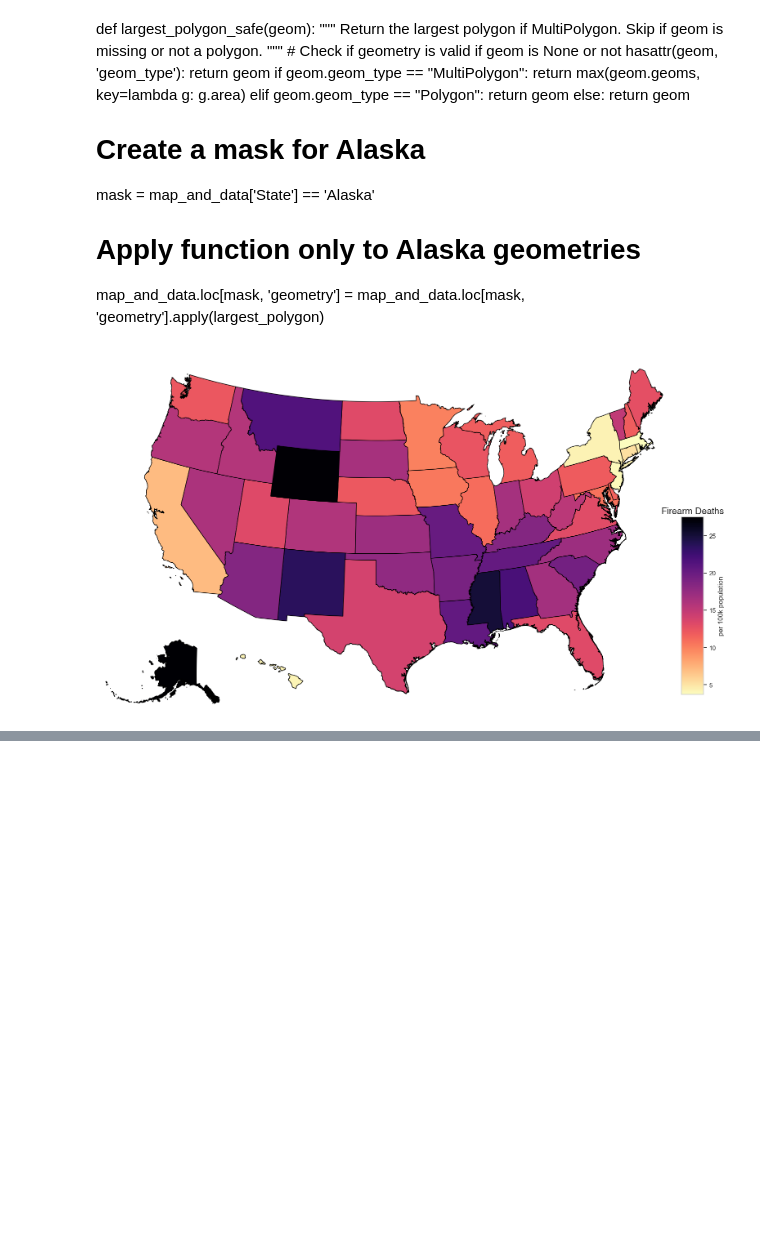
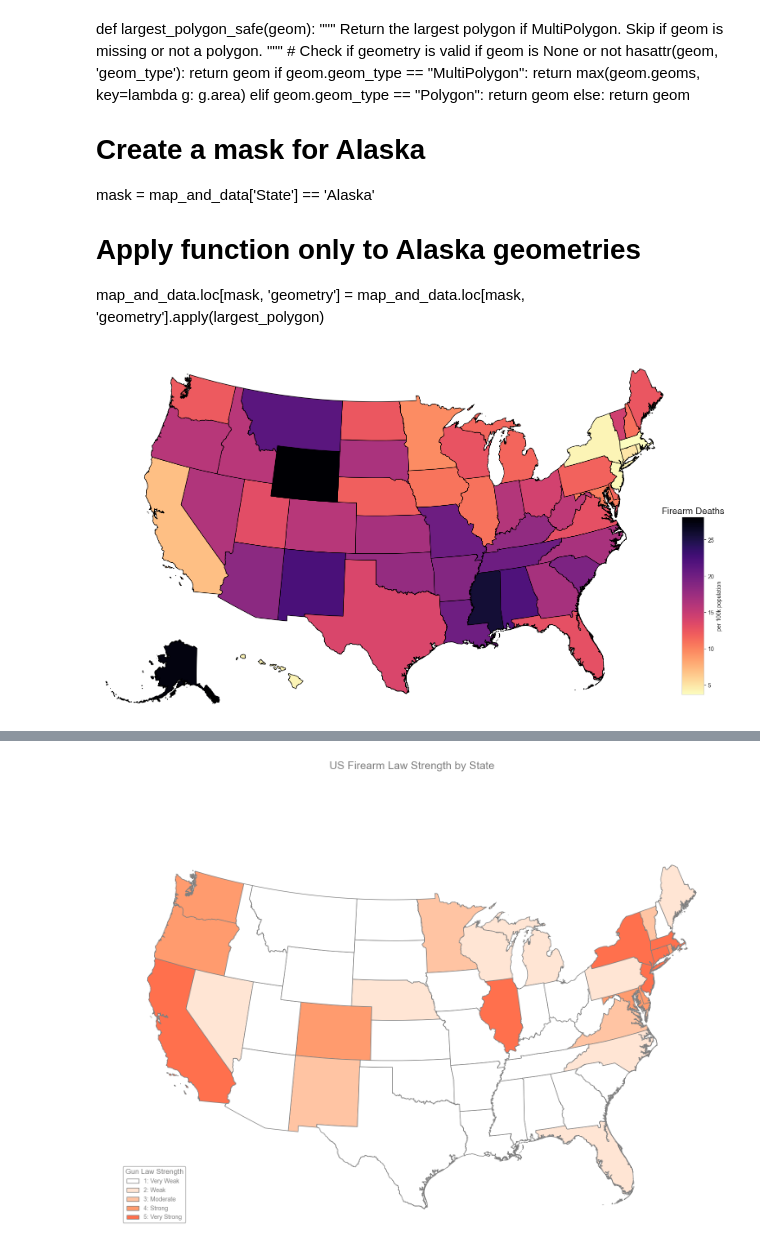
Before and after one commit to mraynolds/data608, a Jupyter notebook: story3/story3.ipynb, the cells around one changed output, grey strips where cells are left out. Drawn from its saved outputs; the diff is of its cells as text; code cells hidden in the pictures; blank space fills up the shorter version.

```diff
--- a/story3/story3.ipynb
+++ b/story3/story3.ipynb
@@ -306,0 +342,76 @@ cb_title = cbax.set_title('Firearm Deaths', font = 'Helvetica', fontsize = 16, f
+# %%
+import matplotlib.pyplot as plt
+import matplotlib.colors as mcolors
+from matplotlib.colors import ListedColormap
+from matplotlib.patches import Patch
+
+# Discrete colormap: white to muted orange
+colors = ['#ffffff', '#ffe5d4', '#ffc4a3', '#ff9b6e', '#ff704d']  # light to deeper muted orange
+cmap = ListedColormap(colors)
+norm = mcolors.BoundaryNorm(boundaries=[0.5,1.5,2.5,3.5,4.5,5.5], ncolors=5)
+
+fig, ax = plt.subplots(1, figsize=(18,14))
+ax.axis('off')
+
+# Main map (exclude AK & HI)
+visframe[~visframe['NAME'].isin(['Hawaii','Alaska'])].plot(
+    column='Scaled Gun Law Strength',
+    cmap=cmap,
+    norm=norm,
+    edgecolor='gray',
+    linewidth=1,
+    ax=ax
+)
+
+# Alaska & Hawaii insets
+akax = fig.add_axes([0.1, 0.17, 0.17, 0.16])
+akax.axis('off')
+hiax = fig.add_axes([0.28, 0.20, 0.1, 0.1])
+hiax.axis('off')
+
+alaska_map = visframe[visframe['NAME'] == 'Alaska'].copy()
+hawaii_map = visframe[visframe['NAME'] == 'Hawaii'].copy()
+
+# Rotate geometries for insets
+alaska_map['geometry'] = alaska_map['geometry'].rotate(35, origin=alaska_map.geometry.centroid.iloc[0])
+hawaii_map['geometry'] = hawaii_map['geometry'].rotate(45, origin=hawaii_map.geometry.centroid.iloc[0])
+
+# Plot insets
+# alaska_map.plot(ax=akax, column='Scaled Gun Law Strength', cmap=cmap, norm=norm, edgecolor='gray', linewidth=1)
+# hawaii_map.plot(ax=hiax, column='Scaled Gun Law Strength', cmap=cmap, norm=norm, edgecolor='gray', linewidth=1)
+
+# Legend box for discrete levels (all text gray)
+legend_elements = [
+    Patch(facecolor=colors[0], edgecolor='gray', label='1: Very Weak'),
+    Patch(facecolor=colors[1], edgecolor='gray', label='2: Weak'),
+    Patch(facecolor=colors[2], edgecolor='gray', label='3: Moderate'),
+    Patch(facecolor=colors[3], edgecolor='gray', label='4: Strong'),
+    Patch(facecolor=colors[4], edgecolor='gray', label='5: Very Strong'),
+]
+legend = ax.legend(
+    handles=legend_elements,
+    loc='lower left',
+    title='Gun Law Strength',
+    title_fontsize=12,
+    fontsize=10,
+    frameon=True,
+    facecolor='white',
+    edgecolor='gray'
+)
+
+# Set all legend text to gray
+plt.setp(legend.get_title(), color='gray')
+for text in legend.get_texts():
+    text.set_color('gray')
+
+# Optional: figure title
+fig.suptitle(
+    "US Firearm Law Strength by State",
+    fontsize=18,
+    color='gray',
+    y=0.95
+)
+
+plt.show()
+# %% [output]
+[figure, added]
```
Also changed, not shown: parts of 24 cells of this notebook, 8 other files.
